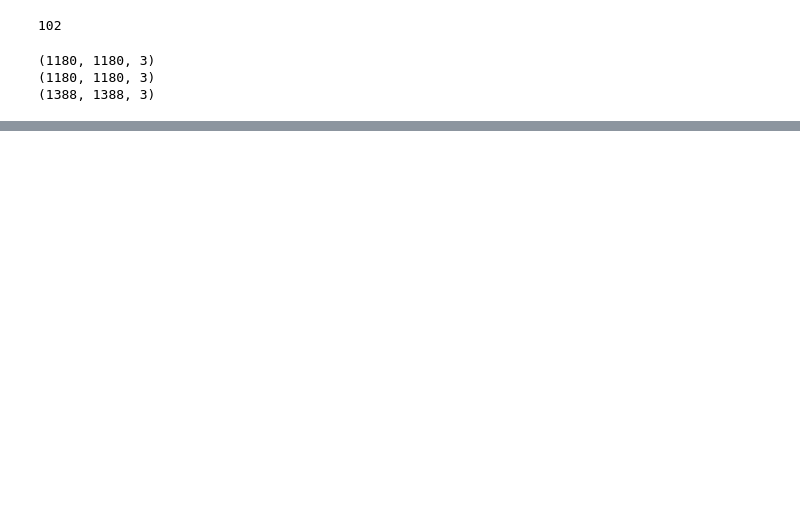
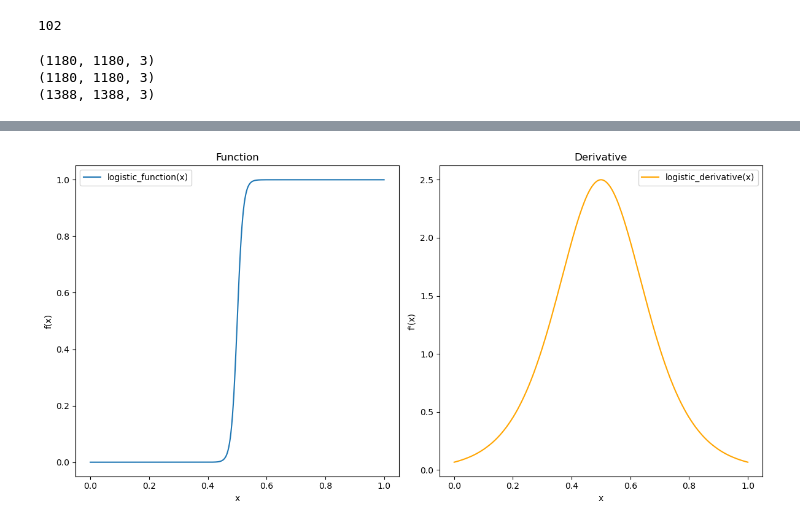
Before and after one commit to bfakhri/fdtd, a Jupyter notebook: examples/CombineEnlightenment.ipynb, the cells around one changed output, grey strips where cells are left out. Drawn from its saved outputs; the diff is of its cells as text; code cells hidden in the pictures; blank space fills up the shorter version.

```diff
--- a/examples/CombineEnlightenment.ipynb
+++ b/examples/CombineEnlightenment.ipynb
@@ -113,0 +235,38 @@ cv2.waitKey(10)
+# %%
+import numpy as np
+import matplotlib.pyplot as plt
+
+def logistic_function(x, k=100):
+    return 1 / (1 + np.exp(-k * (x - 0.5)))
+
+def logistic_derivative(x, k=10):
+    fx = logistic_function(x, k)
+    return k * fx * (1 - fx)
+
+# Generate x values from 0 to 1
+x = np.linspace(0, 1, 400)
+# Compute the function and its derivative values
+y = logistic_function(x)
+dy = logistic_derivative(x)
+
+# Plot the function
+plt.figure(figsize=(12, 6))
+
+plt.subplot(1, 2, 1)
+plt.plot(x, y, label='logistic_function(x)')
+plt.title('Function')
+plt.xlabel('x')
+plt.ylabel('f(x)')
+plt.legend()
+
+plt.subplot(1, 2, 2)
+plt.plot(x, dy, label='logistic_derivative(x)', color='orange')
+plt.title('Derivative')
+plt.xlabel('x')
+plt.ylabel('f\'(x)')
+plt.legend()
+
+plt.tight_layout()
+plt.show()
+# %% [output]
+[figure, added]
```
Also changed, not shown: parts of 4 cells of this notebook, 3 other files.
